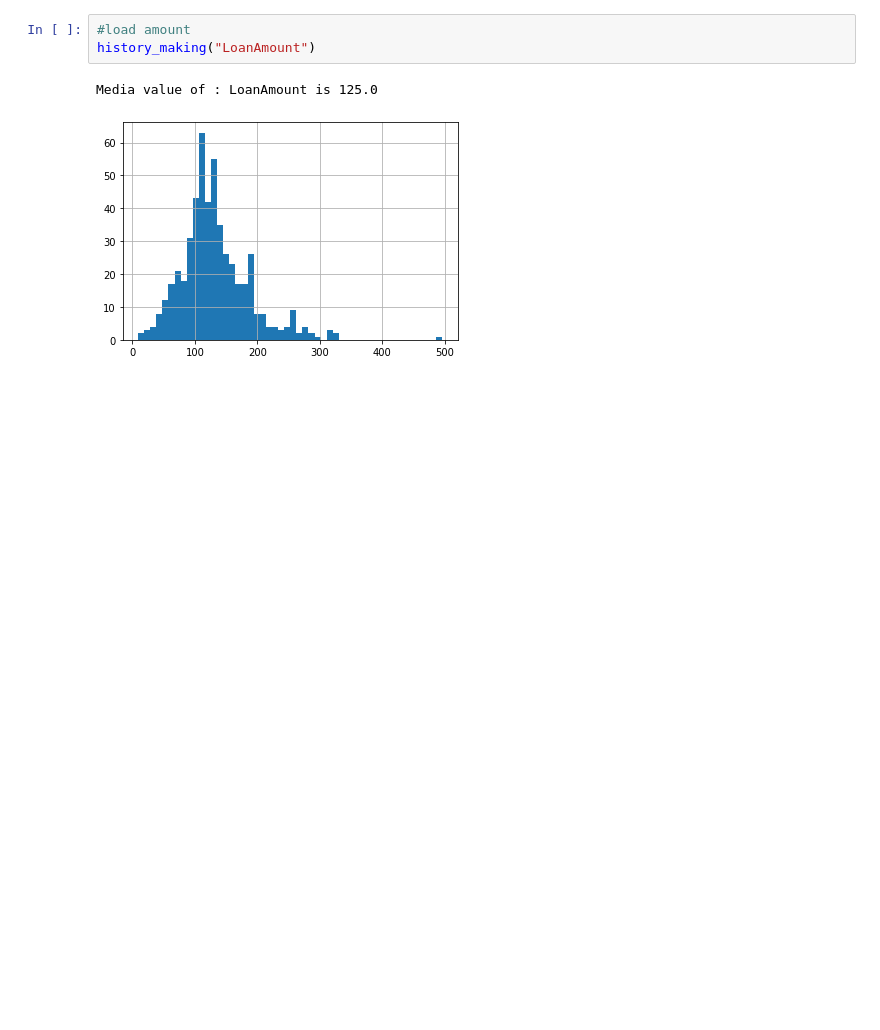
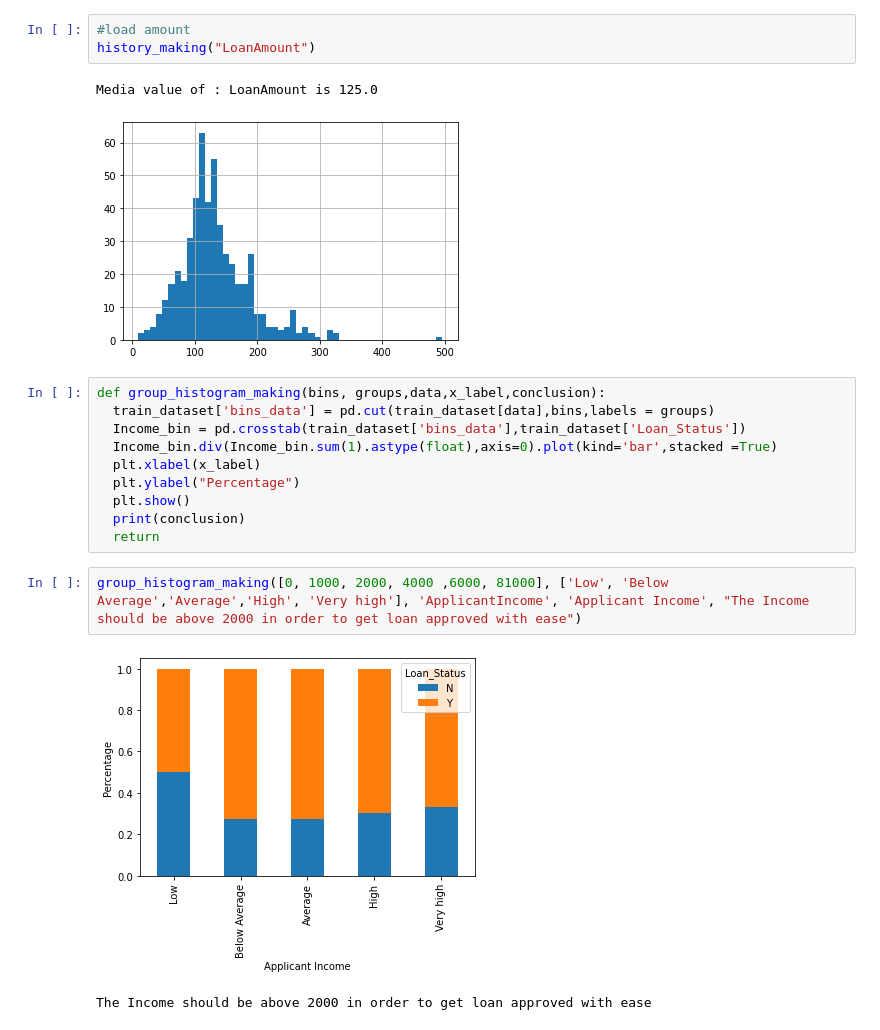
Before and after one commit to nzangi/Machine-Learning-Projects, a Jupyter notebook: Loan prediction/Loan_Prediction.ipynb, the cells around one changed output. Cells and saved outputs as stored; diff of their text form; blank space fills up the shorter version.

```diff
--- a/Loan prediction/Loan_Prediction.ipynb
+++ b/Loan prediction/Loan_Prediction.ipynb
@@ -348,3 +343,18 @@ history_making("LoanAmount")
 # %% [output]
 Media value of : LoanAmount is 125.0
 [figure]
+# %%
+def group_histogram_making(bins, groups,data,x_label,conclusion):
+  train_dataset['bins_data'] = pd.cut(train_dataset[data],bins,labels = groups)
+  Income_bin = pd.crosstab(train_dataset['bins_data'],train_dataset['Loan_Status'])
+  Income_bin.div(Income_bin.sum(1).astype(float),axis=0).plot(kind='bar',stacked =True)
+  plt.xlabel(x_label)
+  plt.ylabel("Percentage")
+  plt.show()
+  print(conclusion)
+  return
+# %%
+group_histogram_making([0, 1000, 2000, 4000 ,6000, 81000], ['Low', 'Below Average','Average','High', 'Very high'], 'ApplicantIncome', 'Applicant Income', "The Income should be above 2000 in order to get loan approved with ease")
+# %% [output]
+[figure, added]
+The Income should be above 2000 in order to get loan approved with ease
```
Also changed, not shown: parts of 11 cells of this notebook.
